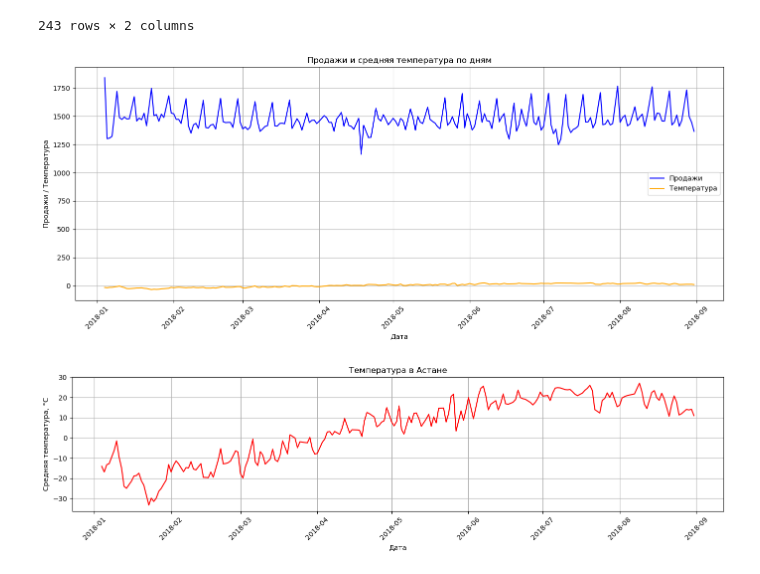
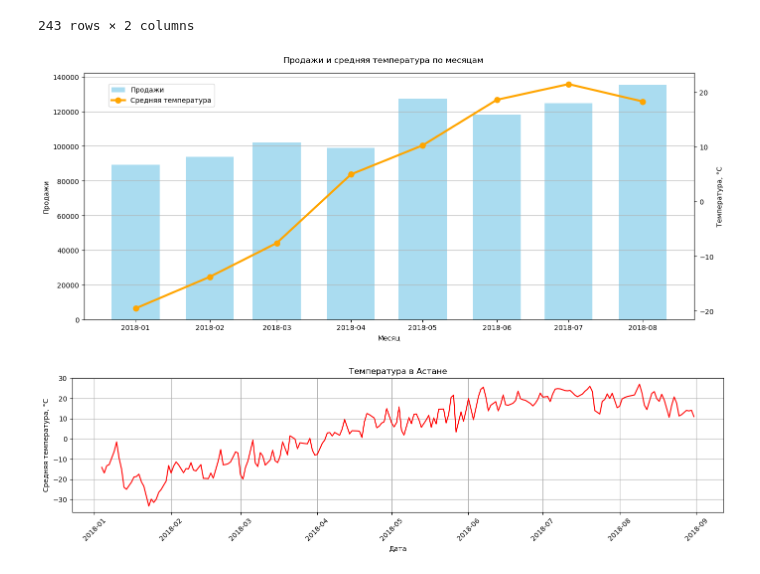
Before and after one commit to duadaryn/Portfolio-by-work, a Jupyter notebook: work_in _Python_Блок 3.ipynb, the cells around one changed output. Drawn from its saved outputs; the diff is of its cells as text; code cells hidden in the pictures.

```diff
--- a/work_in _Python_Блок 3.ipynb
+++ b/work_in _Python_Блок 3.ipynb
@@ -163,21 +165,50 @@ temp_day_avg
 # %%
 #  Объединяем с grouped_df по дате
 merged_df = pd.merge(grouped_df, temp_day_avg, on='Дата', how='left')
-# %%
-#  График: Продажи и температура
-plt.figure(figsize=(14,6))
-plt.plot(merged_df['Дата'], merged_df['Количество_продаж'], label='Продажи', color='blue')
-plt.plot(merged_df['Дата'], merged_df['T'], label='Температура', color='orange')
-plt.xlabel('Дата')
-plt.ylabel('Продажи / Температура')
-plt.title('Продажи и средняя температура по дням')
-plt.legend()
-plt.grid(True)
-plt.xticks(rotation=45)
-plt.tight_layout()
-plt.show()
-# %% [output]
-[figure, removed]
+# %%
+merged_df['Месяц'] = merged_df['Дата'].dt.to_period('M') # добавляем колонку месяц, чтобы разгрузить график
+# %%
+monthly_df = (merged_df.groupby('Месяц', as_index=False).agg({'Количество': 'sum','T': 'mean'}))
+monthly_df['Месяц'] = monthly_df['Месяц'].dt.to_timestamp()
+# %%
+fig, ax1 = plt.subplots(figsize=(14,6))
+
+# --- Продажи (столбцы) ---
+ax1.bar(
+    monthly_df['Месяц'],
+    monthly_df['Количество'],
+    alpha=0.7,
+    color='skyblue',
+    width=20,
+    label='Продажи'
+)
+ax1.set_ylabel('Продажи')
+ax1.set_xlabel('Месяц')
+ax1.tick_params(axis='y')
+
+# --- Температура (линия) ---
+ax2 = ax1.twinx()
+ax2.plot(
+    monthly_df['Месяц'],
+    monthly_df['T'],
+    color='orange',
+    marker='o',
+    markersize=8,
+    linewidth=3,
+    label='Средняя температура'
+)
+ax2.set_ylabel('Температура, °C')
+ax2.tick_params(axis='y')
+
+# --- Настройки ---
+fig.suptitle('Продажи и средняя температура по месяцам')
+ax1.grid(True, axis='y')
+plt.xticks(rotation=45)
+fig.legend(loc='upper left', bbox_to_anchor=(0.1, 0.9))
+plt.tight_layout()
+plt.show()
+# %% [output]
+[figure, added]
 # %%
 #  Отдельный график температуры
 plt.figure(figsize=(14,4))
```
Also changed, not shown: parts of 5 cells of this notebook, 1 other file.
